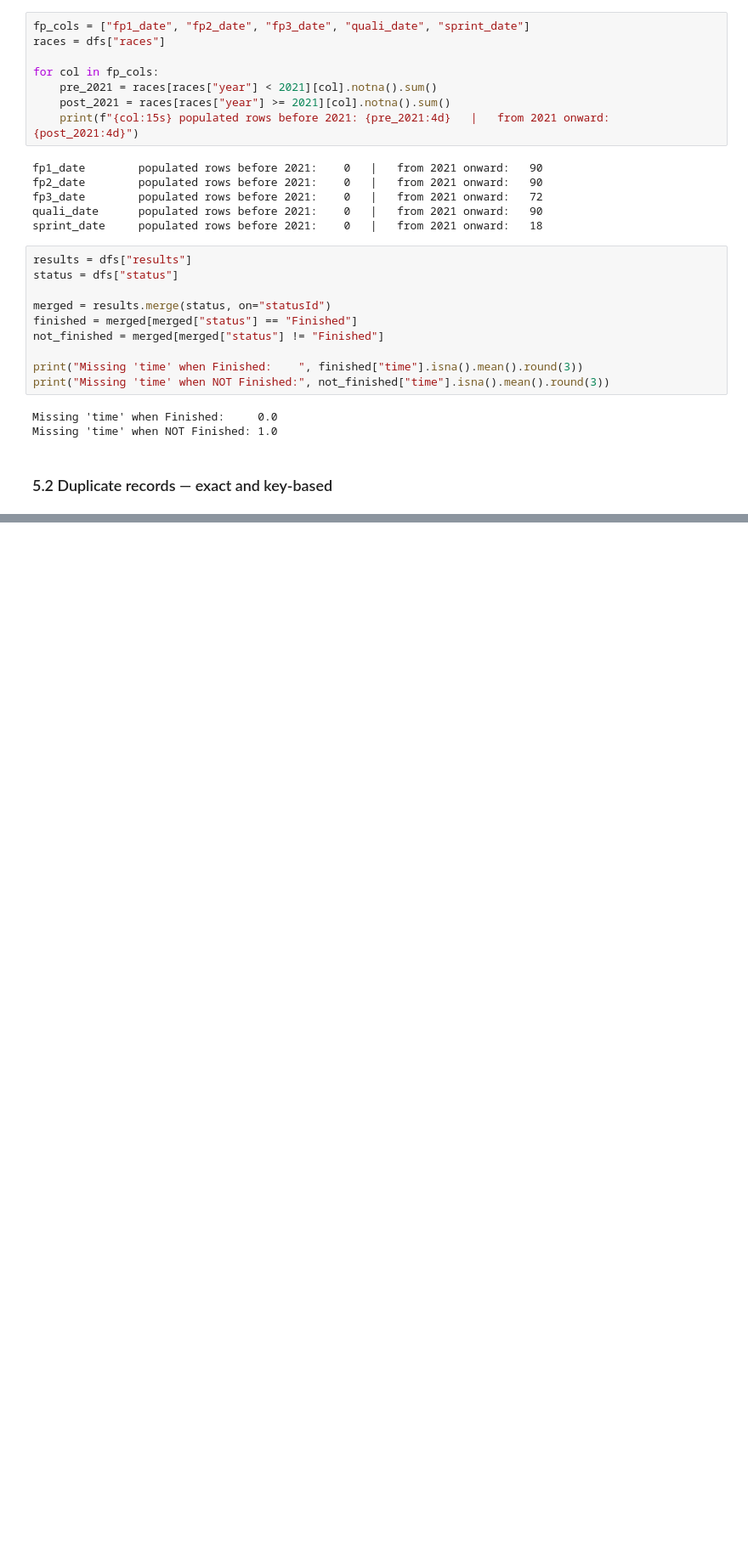
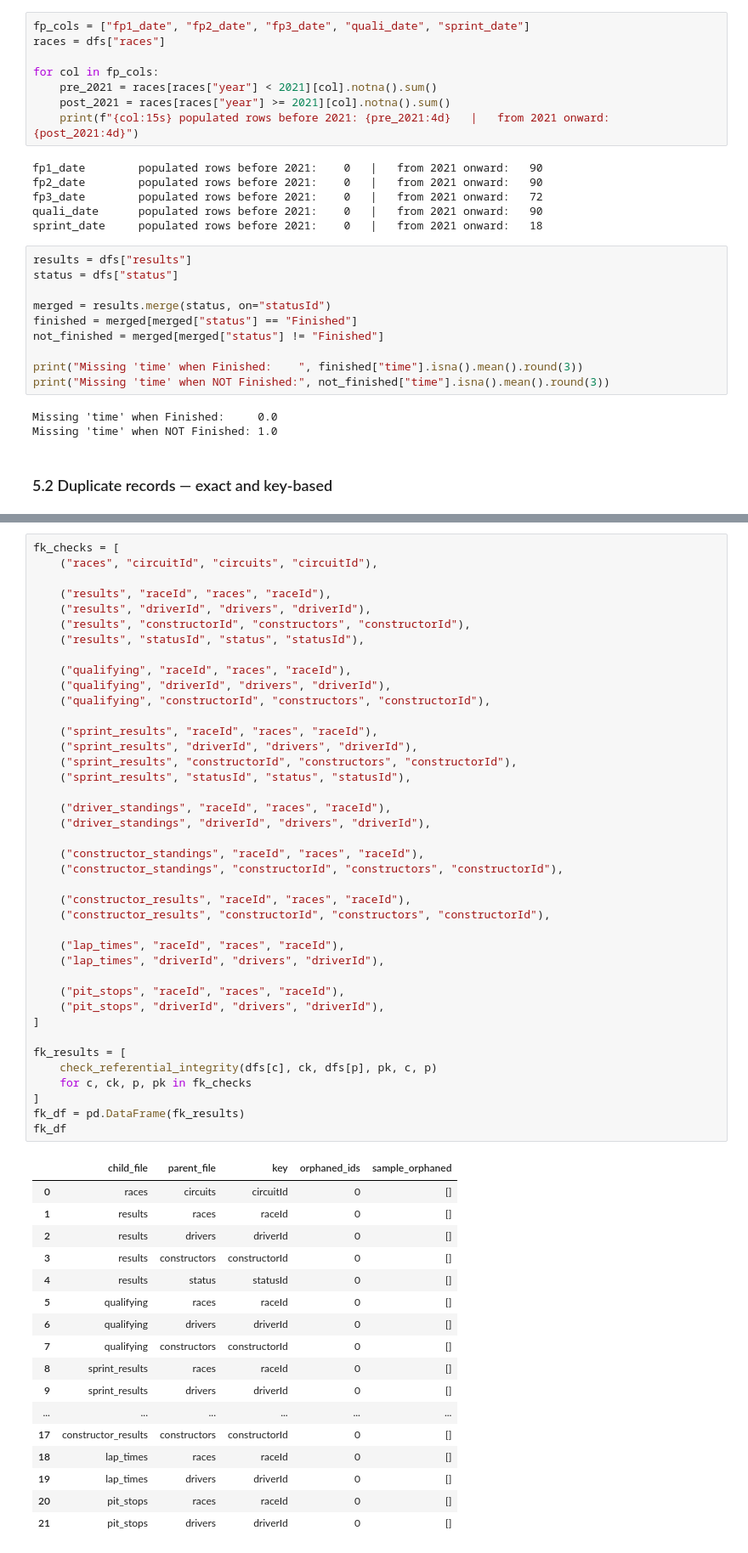
Before and after one commit to Phuwasinn/Internship, a Jupyter notebook: Day_8/data_exploration.ipynb, the cells around one changed output, grey strips where cells are left out. Shown at 85% size. Drawn from its saved outputs; the diff is of its cells as text; blank space fills up the shorter version.

```diff
--- a/Day_8/data_exploration.ipynb
+++ b/Day_8/data_exploration.ipynb
@@ -218,0 +378,58 @@ pd.DataFrame(dup_results)
+# %%
+fk_checks = [
+    ("races", "circuitId", "circuits", "circuitId"),
+
+    ("results", "raceId", "races", "raceId"),
+    ("results", "driverId", "drivers", "driverId"),
+    ("results", "constructorId", "constructors", "constructorId"),
+    ("results", "statusId", "status", "statusId"),
+
+    ("qualifying", "raceId", "races", "raceId"),
+    ("qualifying", "driverId", "drivers", "driverId"),
+    ("qualifying", "constructorId", "constructors", "constructorId"),
+
+    ("sprint_results", "raceId", "races", "raceId"),
+    ("sprint_results", "driverId", "drivers", "driverId"),
+    ("sprint_results", "constructorId", "constructors", "constructorId"),
+    ("sprint_results", "statusId", "status", "statusId"),
+
+    ("driver_standings", "raceId", "races", "raceId"),
+    ("driver_standings", "driverId", "drivers", "driverId"),
+
+    ("constructor_standings", "raceId", "races", "raceId"),
+    ("constructor_standings", "constructorId", "constructors", "constructorId"),
+
+    ("constructor_results", "raceId", "races", "raceId"),
+    ("constructor_results", "constructorId", "constructors", "constructorId"),
+
+    ("lap_times", "raceId", "races", "raceId"),
+    ("lap_times", "driverId", "drivers", "driverId"),
+
+    ("pit_stops", "raceId", "races", "raceId"),
+    ("pit_stops", "driverId", "drivers", "driverId"),
+]
+
+fk_results = [
+    check_referential_integrity(dfs[c], ck, dfs[p], pk, c, p)
+    for c, ck, p, pk in fk_checks
+]
+fk_df = pd.DataFrame(fk_results)
+fk_df
+# %% [output]
+|  | child_file | parent_file | key | orphaned_ids | sample_orphaned |
+| 0 | races | circuits | circuitId | 0 | [] |
+| 1 | results | races | raceId | 0 | [] |
+| 2 | results | drivers | driverId | 0 | [] |
+| 3 | results | constructors | constructorId | 0 | [] |
+| 4 | results | status | statusId | 0 | [] |
+| 5 | qualifying | races | raceId | 0 | [] |
+| 6 | qualifying | drivers | driverId | 0 | [] |
+| 7 | qualifying | constructors | constructorId | 0 | [] |
+| 8 | sprint_results | races | raceId | 0 | [] |
+| 9 | sprint_results | drivers | driverId | 0 | [] |
+| ... | ... | ... | ... | ... | ... |
+| 17 | constructor_results | constructors | constructorId | 0 | [] |
+| 18 | lap_times | races | raceId | 0 | [] |
+| 19 | lap_times | drivers | driverId | 0 | [] |
+| 20 | pit_stops | races | raceId | 0 | [] |
+| 21 | pit_stops | drivers | driverId | 0 | [] |
```
Also changed, not shown: parts of 24 cells of this notebook, 2 other files.
